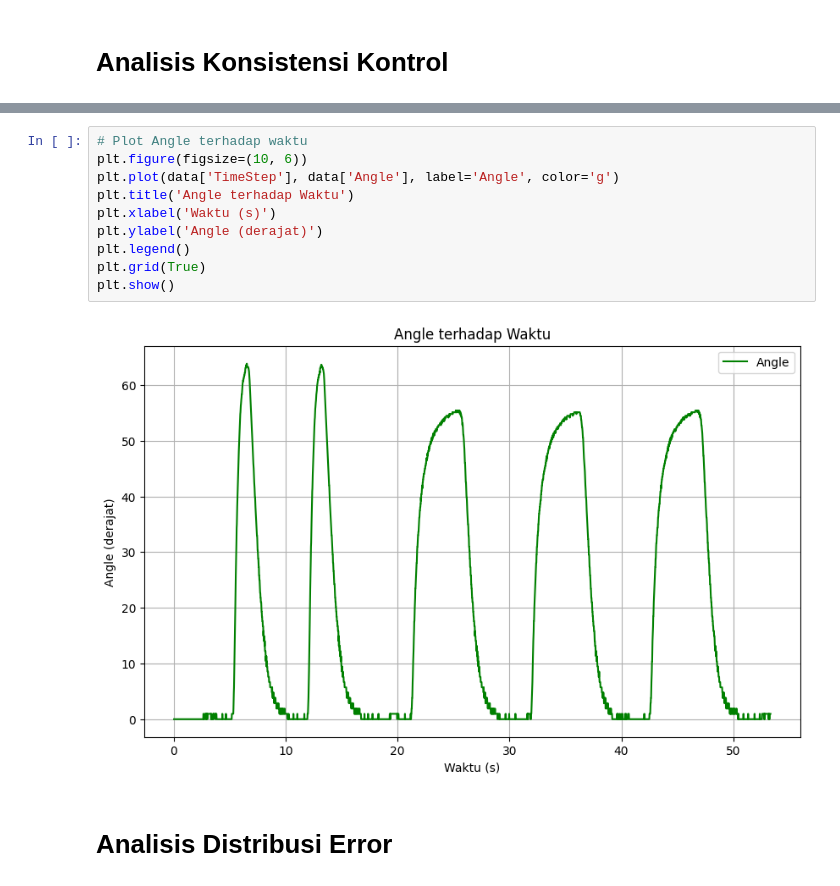
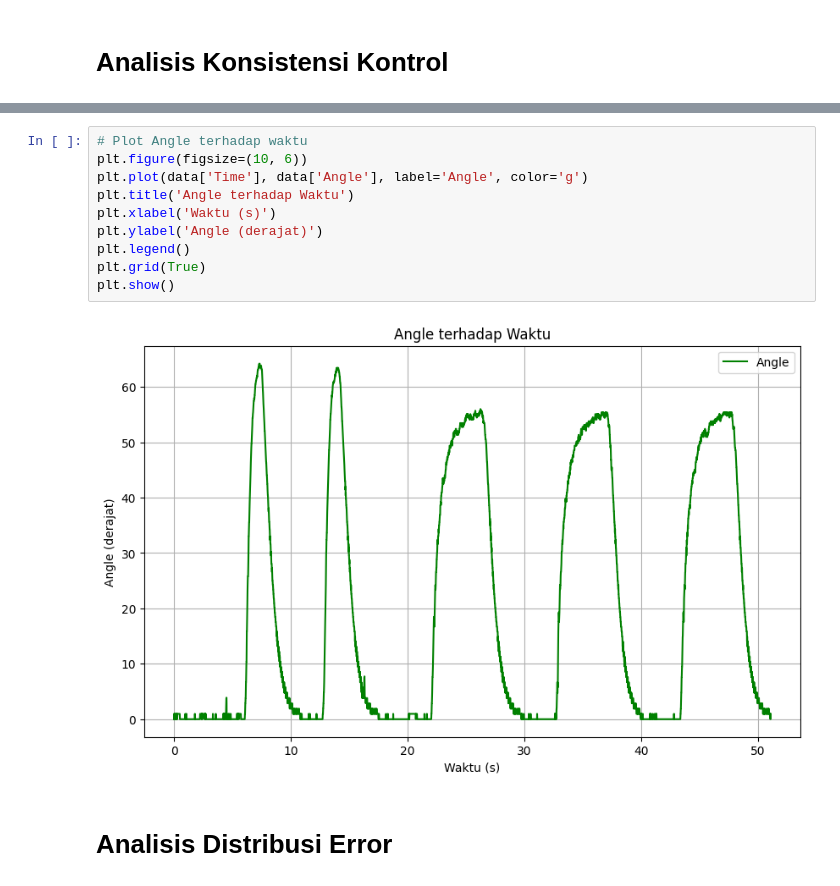
Before and after one commit to 2black0/Line-Follower-Computer-Vision-Webots, a Jupyter notebook: controllers/robot_controller/result-analysis.ipynb, the cells around one changed output, grey strips where cells are left out. Drawn from its saved outputs; the diff is of its cells as text.

```diff
--- a/controllers/robot_controller/result-analysis.ipynb
+++ b/controllers/robot_controller/result-analysis.ipynb
@@ -245,15 +245,15 @@ plt.show()
 # %%
 # Plot Angle terhadap waktu
 plt.figure(figsize=(10, 6))
-plt.plot(data['TimeStep'], data['Angle'], label='Angle', color='g')
+plt.plot(data['Time'], data['Angle'], label='Angle', color='g')
 plt.title('Angle terhadap Waktu')
 plt.xlabel('Waktu (s)')
 plt.ylabel('Angle (derajat)')
 plt.legend()
 plt.grid(True)
 plt.show()
 # %% [output]
-[figure, old version]
+[figure, new version]
 # %% [markdown]
 # Analisis Distribusi Error
 # %%
```
Also changed, not shown: parts of 15 cells of this notebook.
